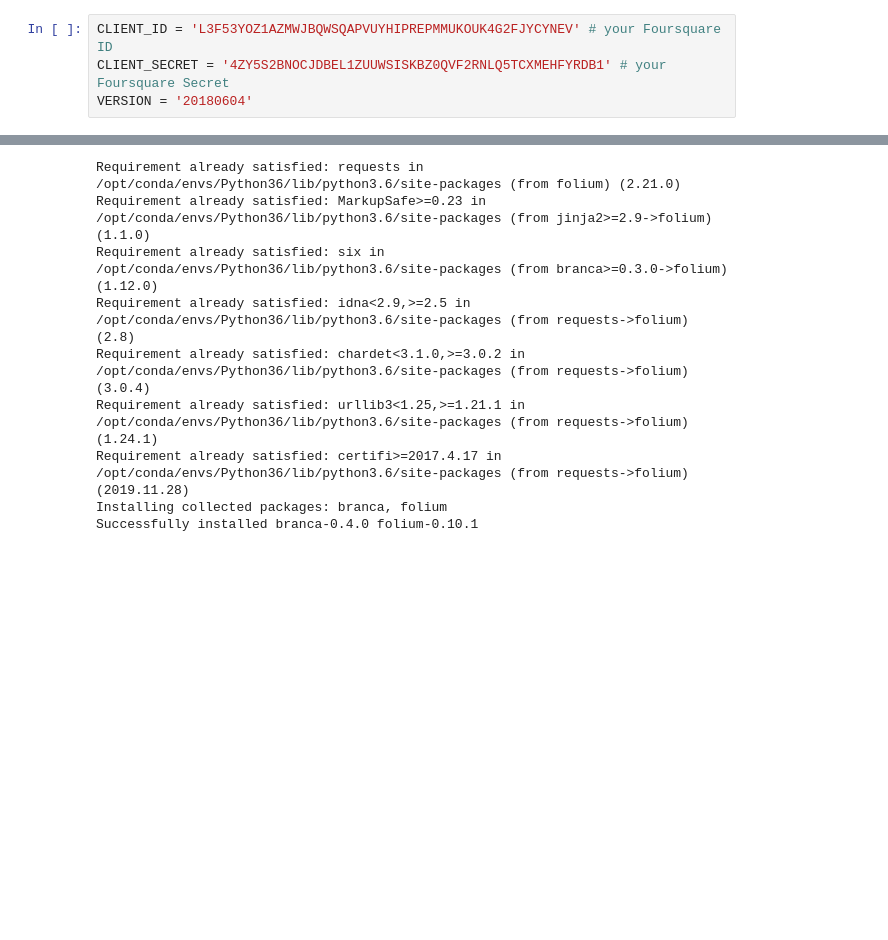
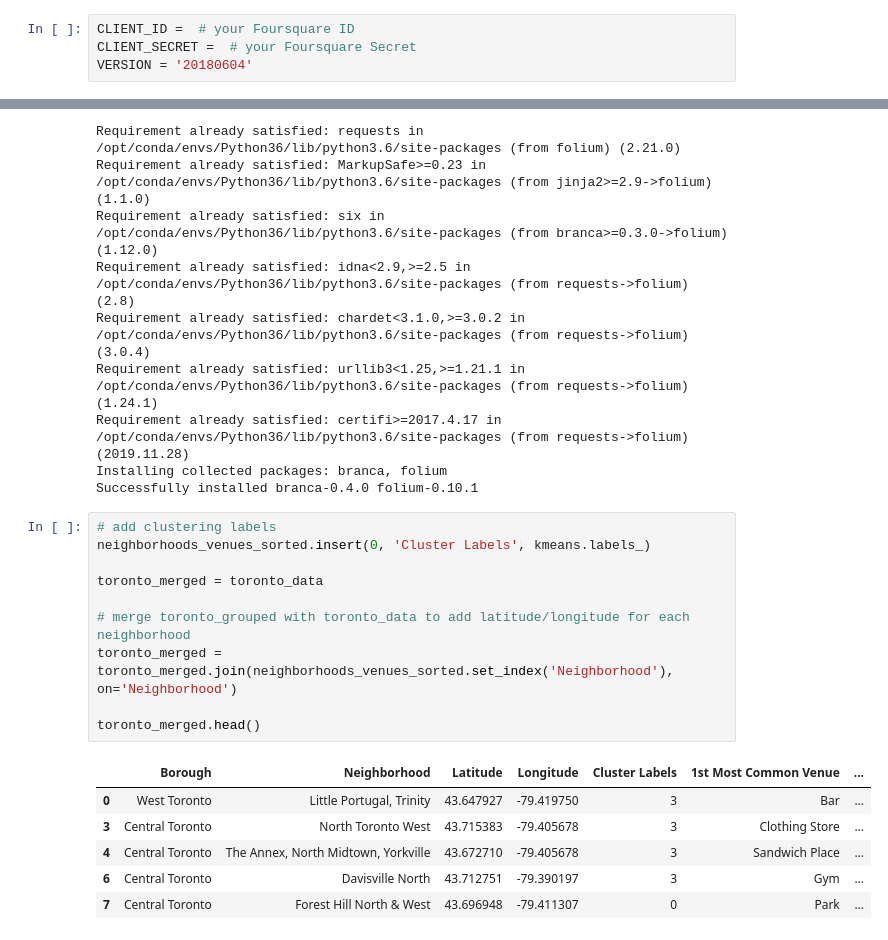
Before and after one commit to hkeylani/coursera-capstone-project, a Jupyter notebook: Capstone Project.ipynb, the cells around one changed output, grey strips where cells are left out. Cells and saved outputs as stored; diff of their text form; blank space fills up the shorter version.

```diff
--- a/Capstone Project.ipynb
+++ b/Capstone Project.ipynb
@@ -122,8 +122,8 @@ toronto_data.head()
 | 6 | Central Toronto | Davisville North | 43.712751 | -79.390197 |
 | 7 | Central Toronto | Forest Hill North & West | 43.696948 | -79.411307 |
 # %%
-CLIENT_ID = 'L3F53YOZ1AZMWJBQWSQAPVUYHIPREPMMUKOUK4G2FJYCYNEV' # your Foursquare ID
-CLIENT_SECRET = '4ZY5S2BNOCJDBEL1ZUUWSISKBZ0QVF2RNLQ5TCXMEHFYRDB1' # your Foursquare Secret
+CLIENT_ID =  # your Foursquare ID
+CLIENT_SECRET =  # your Foursquare Secret
 VERSION = '20180604'
 # %%
 def getNearbyVenues(names, latitudes, longitudes):
@@ -311,3 +311,20 @@ Requirement already satisfied: urllib3<1.25,>=1.21.1 in /opt/conda/envs/Python36
 Requirement already satisfied: certifi>=2017.4.17 in /opt/conda/envs/Python36/lib/python3.6/site-packages (from requests->folium) (2019.11.28)
 Installing collected packages: branca, folium
 Successfully installed branca-0.4.0 folium-0.10.1
+# %%
+# add clustering labels
+neighborhoods_venues_sorted.insert(0, 'Cluster Labels', kmeans.labels_)
+
+toronto_merged = toronto_data
+
+# merge toronto_grouped with toronto_data to add latitude/longitude for each neighborhood
+toronto_merged = toronto_merged.join(neighborhoods_venues_sorted.set_index('Neighborhood'), on='Neighborhood')
+
+toronto_merged.head()
+# %% [output]
+|  | Borough | Neighborhood | Latitude | Longitude | Cluster Labels | 1st Most Common Venue | ... |
+| 0 | West Toronto | Little Portugal, Trinity | 43.647927 | -79.419750 | 3 | Bar | ... |
+| 3 | Central Toronto | North Toronto West | 43.715383 | -79.405678 | 3 | Clothing Store | ... |
+| 4 | Central Toronto | The Annex, North Midtown, Yorkville | 43.672710 | -79.405678 | 3 | Sandwich Place | ... |
+| 6 | Central Toronto | Davisville North | 43.712751 | -79.390197 | 3 | Gym | ... |
+| 7 | Central Toronto | Forest Hill North & West | 43.696948 | -79.411307 | 0 | Park | ... |
```
Also changed, not shown: parts of 3 cells of this notebook.
